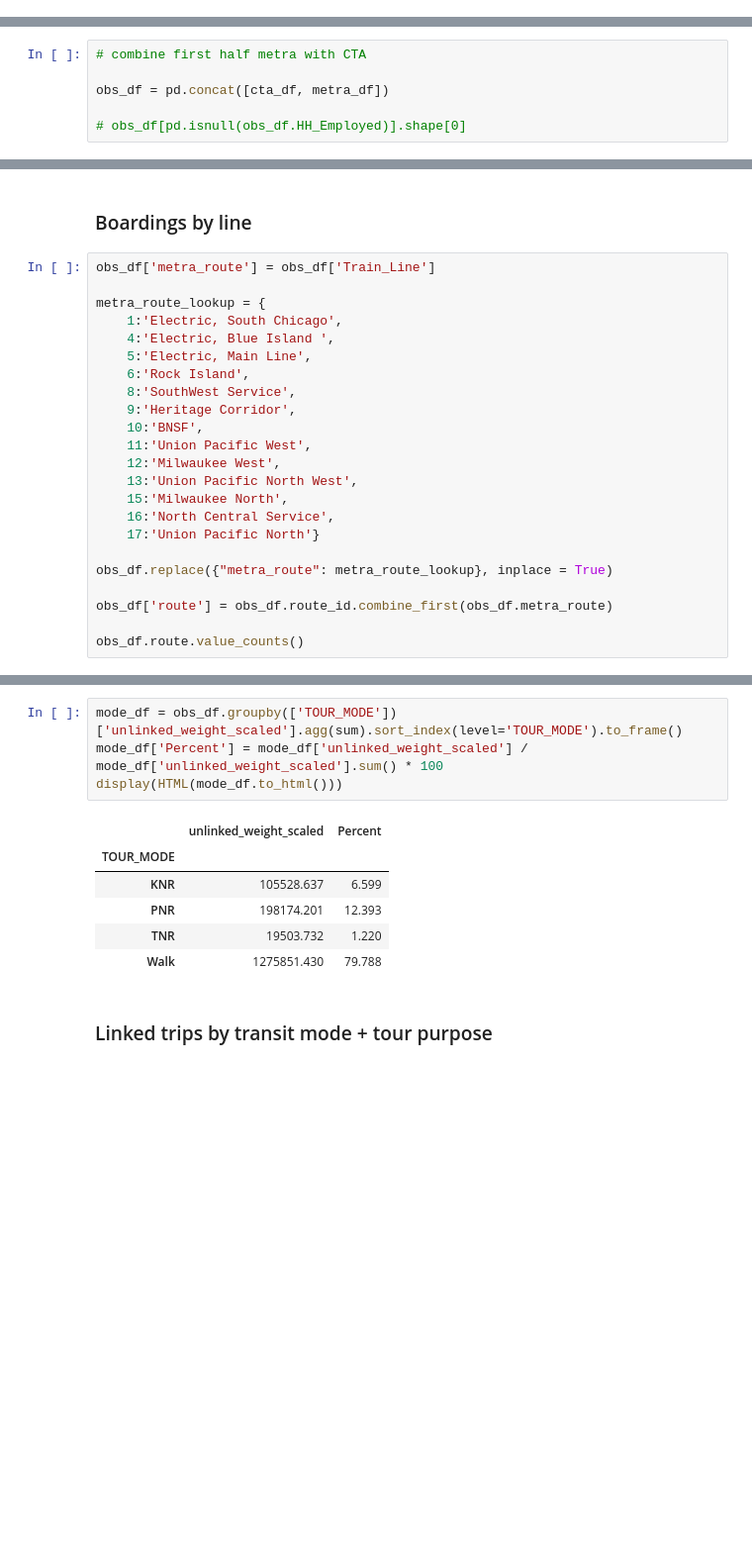
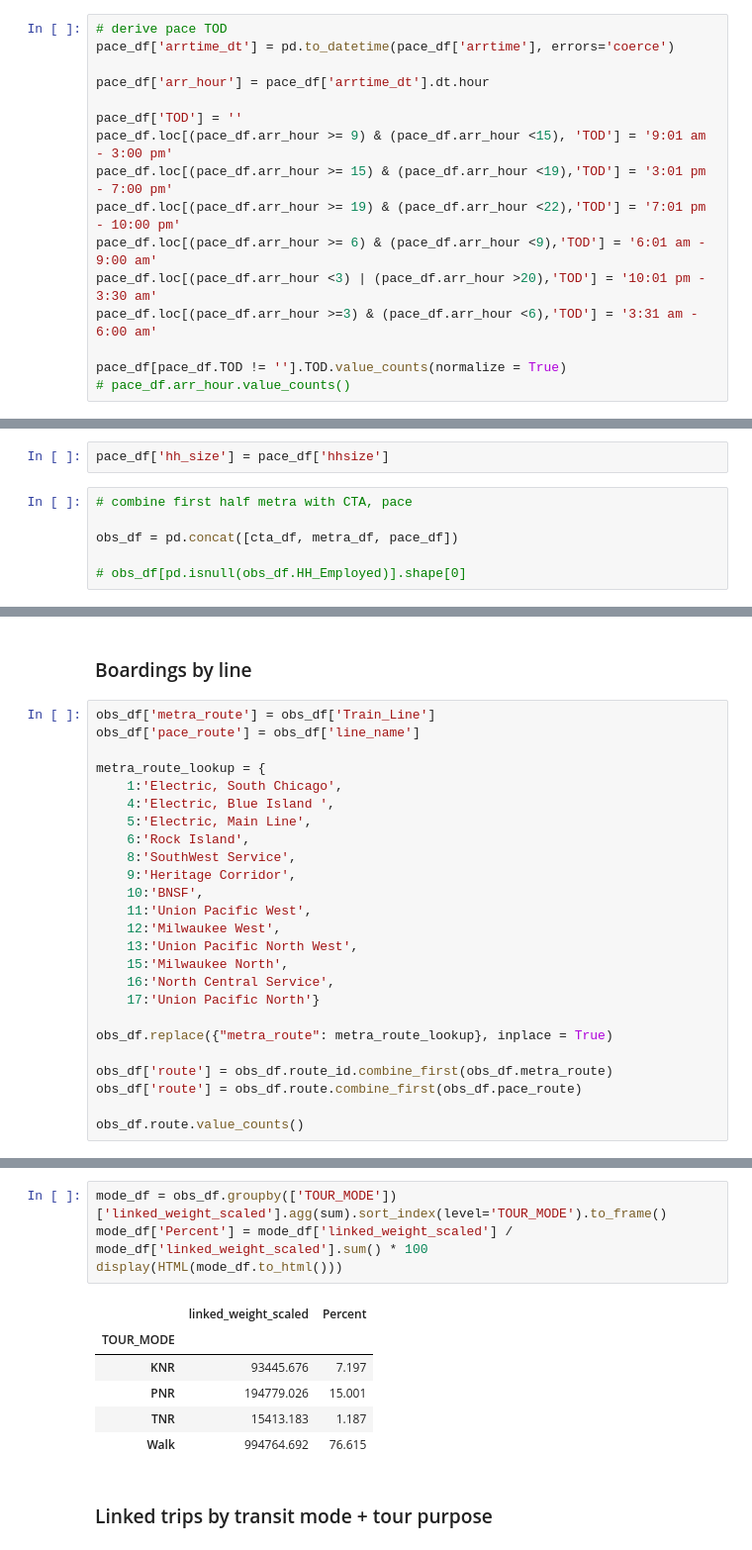
Before and after one commit to CMAP-REPOS/cmap_abm, a Jupyter notebook: obs_processing/onboard_survey_processing.ipynb, the cells around one changed output, grey strips where cells are left out. Shown: that part at 99% size. Drawn from its saved outputs; the diff is of its cells as text; blank space fills up the shorter version.

```diff
--- a/obs_processing/onboard_survey_processing.ipynb
+++ b/obs_processing/onboard_survey_processing.ipynb
@@ -543,2 +822,18 @@ metra_df.TOD.value_counts(normalize = True)
 10:01 pm - 3:30 am    0.000425
 Name: TOD, dtype: float64
+# %%
+# derive pace TOD
+pace_df['arrtime_dt'] = pd.to_datetime(pace_df['arrtime'], errors='coerce')
+
+pace_df['arr_hour'] = pace_df['arrtime_dt'].dt.hour
+
+pace_df['TOD'] = ''
+pace_df.loc[(pace_df.arr_hour >= 9) & (pace_df.arr_hour <15), 'TOD'] = '9:01 am - 3:00 pm'
+pace_df.loc[(pace_df.arr_hour >= 15) & (pace_df.arr_hour <19),'TOD'] = '3:01 pm - 7:00 pm'
+pace_df.loc[(pace_df.arr_hour >= 19) & (pace_df.arr_hour <22),'TOD'] = '7:01 pm - 10:00 pm'
+pace_df.loc[(pace_df.arr_hour >= 6) & (pace_df.arr_hour <9),'TOD'] = '6:01 am - 9:00 am'
+pace_df.loc[(pace_df.arr_hour <3) | (pace_df.arr_hour >20),'TOD'] = '10:01 pm - 3:30 am'
+pace_df.loc[(pace_df.arr_hour >=3) & (pace_df.arr_hour <6),'TOD'] = '3:31 am - 6:00 am'
+
+pace_df[pace_df.TOD != ''].TOD.value_counts(normalize = True)
+# pace_df.arr_hour.value_counts()
@@ -545,7 +848,9 @@ Name: TOD, dtype: float64
+# %%
+pace_df['hh_size'] = pace_df['hhsize']
 # %%
-# combine first half metra with CTA
+# combine first half metra with CTA, pace
 
-obs_df = pd.concat([cta_df, metra_df])
+obs_df = pd.concat([cta_df, metra_df, pace_df])
 
 # obs_df[pd.isnull(obs_df.HH_Employed)].shape[0]
 # %% [markdown]
@@ -974,6 +1312,7 @@ Name: linked_weight_scaled, dtype: float64
 ### Boardings by line
 # %%
 obs_df['metra_route'] = obs_df['Train_Line']
+obs_df['pace_route'] = obs_df['line_name']
 
 metra_route_lookup = {
     1:'Electric, South Chicago',
@@ -993,6 +1332,7 @@ metra_route_lookup = {
 obs_df.replace({"metra_route": metra_route_lookup}, inplace = True)
 
 obs_df['route'] = obs_df.route_id.combine_first(obs_df.metra_route)
+obs_df['route'] = obs_df.route.combine_first(obs_df.pace_route)
 
 obs_df.route.value_counts()
 # %% [output]
@@ -1011,14 +1351,14 @@ Name: route, Length: 143, dtype: int64
 # %%
-mode_df = obs_df.groupby(['TOUR_MODE'])['unlinked_weight_scaled'].agg(sum).sort_index(level='TOUR_MODE').to_frame()
-mode_df['Percent'] = mode_df['unlinked_weight_scaled'] / mode_df['unlinked_weight_scaled'].sum() * 100
+mode_df = obs_df.groupby(['TOUR_MODE'])['linked_weight_scaled'].agg(sum).sort_index(level='TOUR_MODE').to_frame()
+mode_df['Percent'] = mode_df['linked_weight_scaled'] / mode_df['linked_weight_scaled'].sum() * 100
 display(HTML(mode_df.to_html()))
 # %% [output]
-|  | unlinked_weight_scaled | Percent |
+|  | linked_weight_scaled | Percent |
 | TOUR_MODE |  |  |
-| KNR | 105528.637 | 6.599 |
-| PNR | 198174.201 | 12.393 |
-| TNR | 19503.732 | 1.220 |
-| Walk | 1275851.430 | 79.788 |
+| KNR | 93445.676 | 7.197 |
+| PNR | 194779.026 | 15.001 |
+| TNR | 15413.183 | 1.187 |
+| Walk | 994764.692 | 76.615 |
 # %% [markdown]
 ### Linked trips by transit mode + tour purpose
 # %%
```
Also changed, not shown: parts of 41 cells of this notebook, 4 other files.
